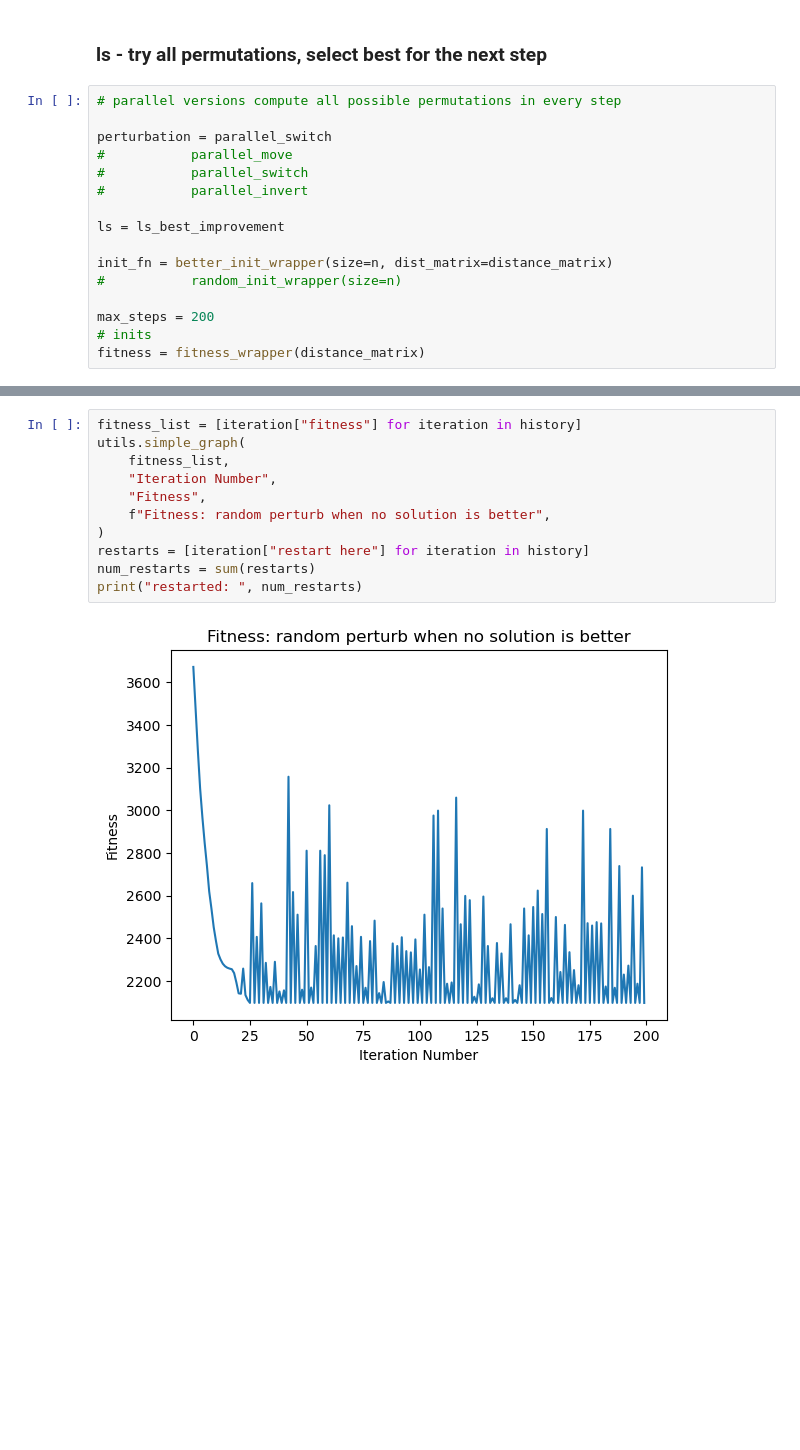
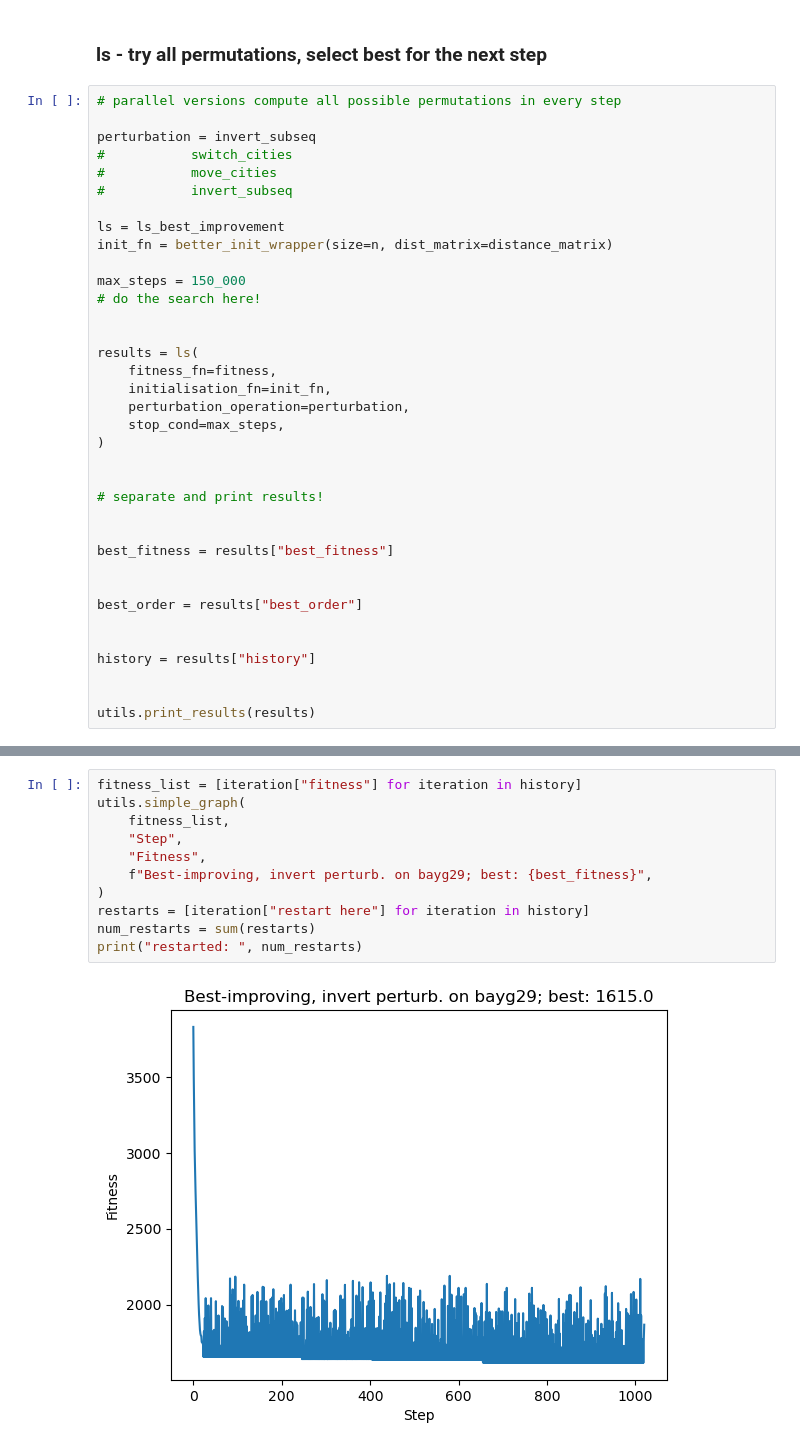
Before and after one commit to jsvobo/evo_tsp, a Jupyter notebook: main.ipynb, the cells around one changed output, grey strips where cells are left out. Drawn from its saved outputs; the diff is of its cells as text; blank space fills up the shorter version.

```diff
--- a/main.ipynb
+++ b/main.ipynb
@@ -107,16 +89,36 @@ KeyError: 'local_evals'
 # %%
 # parallel versions compute all possible permutations in every step
 
-perturbation = parallel_switch
-#           parallel_move
-#           parallel_switch
-#           parallel_invert
+perturbation = invert_subseq
+#           switch_cities
+#           move_cities
+#           invert_subseq
 
 ls = ls_best_improvement
+init_fn = better_init_wrapper(size=n, dist_matrix=distance_matrix)
 
-init_fn = better_init_wrapper(size=n, dist_matrix=distance_matrix)
-#           random_init_wrapper(size=n)
+max_steps = 150_000
+# do the search here!
 
-max_steps = 200
-# inits
-fitness = fitness_wrapper(distance_matrix)
+
+results = ls(
+    fitness_fn=fitness,
+    initialisation_fn=init_fn,
+    perturbation_operation=perturbation,
+    stop_cond=max_steps,
+)
+
+
+# separate and print results!
+
+
+best_fitness = results["best_fitness"]
+
+
+best_order = results["best_order"]
+
+
+history = results["history"]
+
+
+utils.print_results(results)
@@ -143,13 +131,13 @@ Total steps taken:  200
 # %%
 fitness_list = [iteration["fitness"] for iteration in history]
 utils.simple_graph(
     fitness_list,
-    "Iteration Number",
+    "Step",
     "Fitness",
-    f"Fitness: random perturb when no solution is better",
+    f"Best-improving, invert perturb. on bayg29; best: {best_fitness}",
 )
 restarts = [iteration["restart here"] for iteration in history]
 num_restarts = sum(restarts)
 print("restarted: ", num_restarts)
 # %% [output]
-[figure, old version]
+[figure, new version]
```
Also changed, not shown: parts of 9 cells of this notebook, 15 other files.
